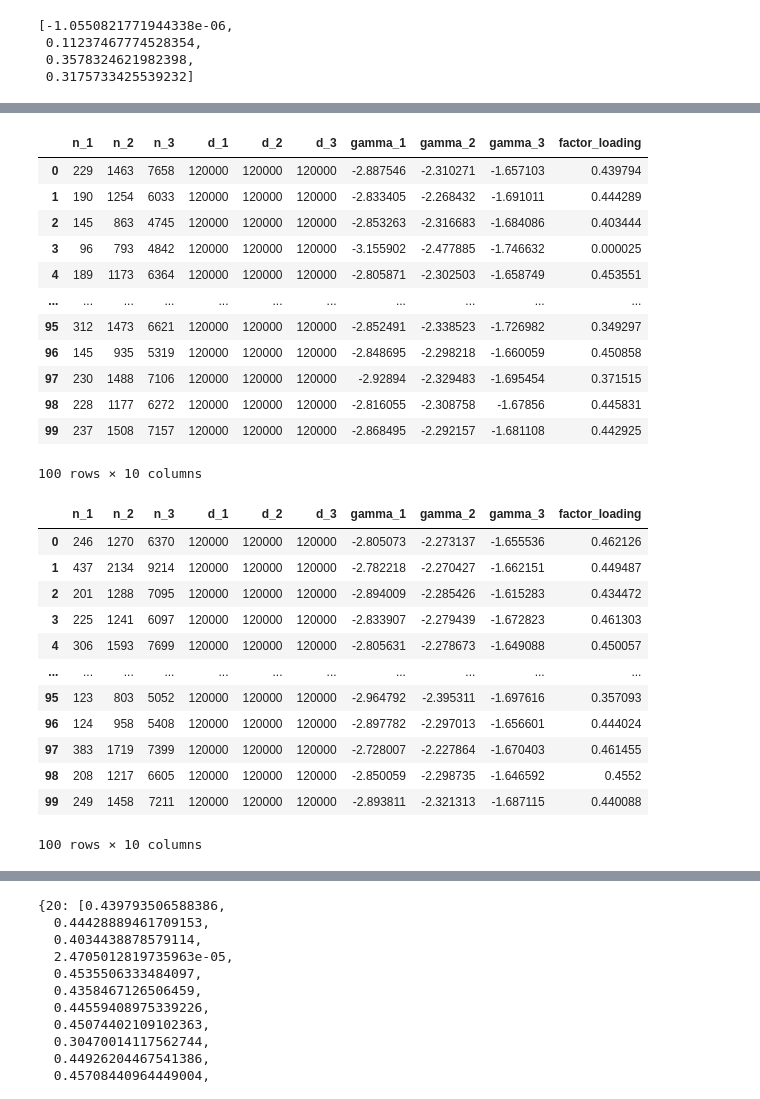
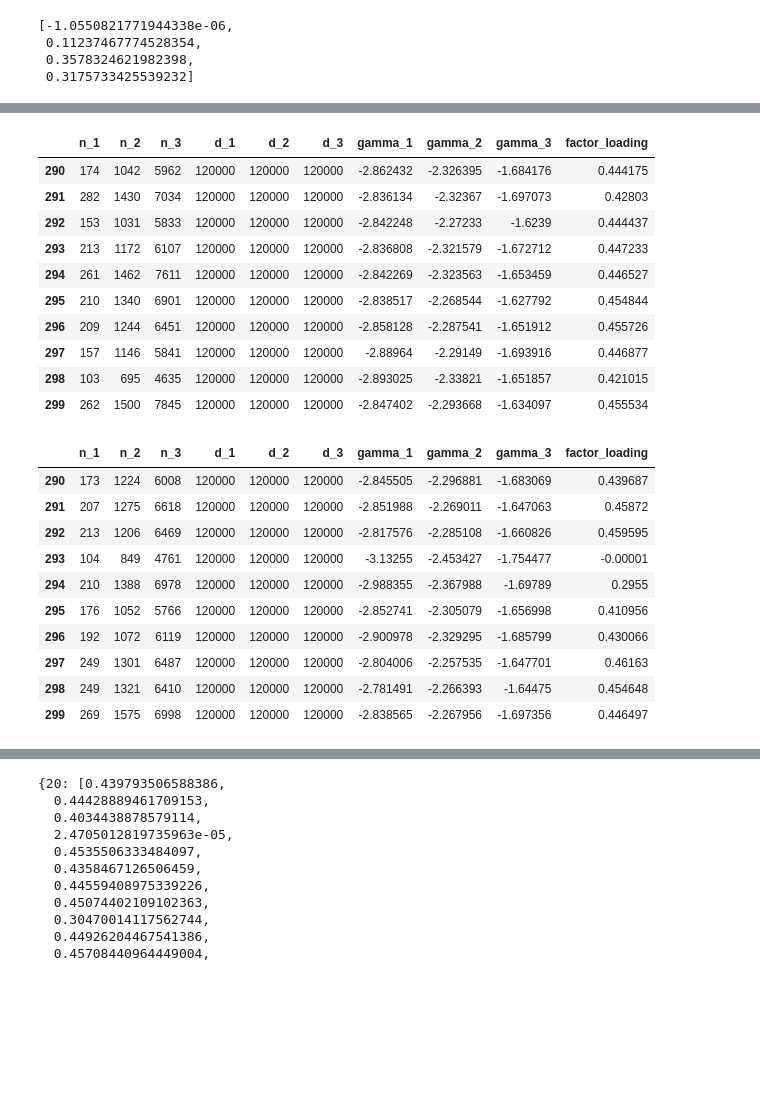
Before and after one commit to PeterKiss18/VasicekPDModel, a Jupyter notebook: conf_interval_MLE_gen_data.ipynb, the cells around one changed output, grey strips where cells are left out. Drawn from its saved outputs; the diff is of its cells as text; code cells hidden in the pictures; blank space fills up the shorter version.

Commit message:
More data for conf_interval

```diff
--- a/conf_interval_MLE_gen_data.ipynb
+++ b/conf_interval_MLE_gen_data.ipynb
@@ -213,38 +229,40 @@ for k in range(100):
 # %%
 import pandas as pd
+existing_df = pd.read_csv("data\conf_interval_data_20_same_w.csv", index_col=0)
 df_20 = pd.DataFrame(columns=["n_1", "n_2", "n_3", "d_1", "d_2", "d_3", "gamma_1", "gamma_2", "gamma_3", "factor_loading"],
                   index=range(100))
 
 for i in range(100):
     df_20.loc[i, "n_1"] = list(results_20.values())[i][0][0]
     df_20.loc[i, "n_2"] = list(results_20.values())[i][0][1]
     df_20.loc[i, "n_3"] = list(results_20.values())[i][0][2]
     df_20.loc[i, "d_1"] = list(results_20.values())[i][1][0]
     df_20.loc[i, "d_2"] = list(results_20.values())[i][1][1]
     df_20.loc[i, "d_3"] = list(results_20.values())[i][1][2]
     df_20.loc[i, "gamma_1"] = list(results_20.values())[i][2][0]
     df_20.loc[i, "gamma_2"] = list(results_20.values())[i][2][1]
     df_20.loc[i, "gamma_3"] = list(results_20.values())[i][2][2]
     df_20.loc[i, "factor_loading"] = list(results_20.values())[i][2][3]
 
-df_20.to_csv("data\conf_interval_data_20_same_w.csv")
+extended_df = pd.concat([existing_df, df_20], ignore_index=True)
+extended_df.to_csv("data\conf_interval_data_20_same_w.csv")
 
-df_20
+extended_df.tail(10)
 # %% [output]
 |  | n_1 | n_2 | n_3 | d_1 | d_2 | d_3 | gamma_1 | gamma_2 | gamma_3 | factor_loading |
-| 0 | 229 | 1463 | 7658 | 120000 | 120000 | 120000 | -2.887546 | -2.310271 | -1.657103 | 0.439794 |
-| 1 | 190 | 1254 | 6033 | 120000 | 120000 | 120000 | -2.833405 | -2.268432 | -1.691011 | 0.444289 |
-| 2 | 145 | 863 | 4745 | 120000 | 120000 | 120000 | -2.853263 | -2.316683 | -1.684086 | 0.403444 |
-| 3 | 96 | 793 | 4842 | 120000 | 120000 | 120000 | -3.155902 | -2.477885 | -1.746632 | 0.000025 |
-| 4 | 189 | 1173 | 6364 | 120000 | 120000 | 120000 | -2.805871 | -2.302503 | -1.658749 | 0.453551 |
-| ... | ... | ... | ... | ... | ... | ... | ... | ... | ... | ... |
-| 95 | 312 | 1473 | 6621 | 120000 | 120000 | 120000 | -2.852491 | -2.338523 | -1.726982 | 0.349297 |
-| 96 | 145 | 935 | 5319 | 120000 | 120000 | 120000 | -2.848695 | -2.298218 | -1.660059 | 0.450858 |
-| 97 | 230 | 1488 | 7106 | 120000 | 120000 | 120000 | -2.92894 | -2.329483 | -1.695454 | 0.371515 |
-| 98 | 228 | 1177 | 6272 | 120000 | 120000 | 120000 | -2.816055 | -2.308758 | -1.67856 | 0.445831 |
-| 99 | 237 | 1508 | 7157 | 120000 | 120000 | 120000 | -2.868495 | -2.292157 | -1.681108 | 0.442925 |
+| 290 | 174 | 1042 | 5962 | 120000 | 120000 | 120000 | -2.862432 | -2.326395 | -1.684176 | 0.444175 |
+| 291 | 282 | 1430 | 7034 | 120000 | 120000 | 120000 | -2.836134 | -2.32367 | -1.697073 | 0.42803 |
+| 292 | 153 | 1031 | 5833 | 120000 | 120000 | 120000 | -2.842248 | -2.27233 | -1.6239 | 0.444437 |
+| 293 | 213 | 1172 | 6107 | 120000 | 120000 | 120000 | -2.836808 | -2.321579 | -1.672712 | 0.447233 |
+| 294 | 261 | 1462 | 7611 | 120000 | 120000 | 120000 | -2.842269 | -2.323563 | -1.653459 | 0.446527 |
+| 295 | 210 | 1340 | 6901 | 120000 | 120000 | 120000 | -2.838517 | -2.268544 | -1.627792 | 0.454844 |
+| 296 | 209 | 1244 | 6451 | 120000 | 120000 | 120000 | -2.858128 | -2.287541 | -1.651912 | 0.455726 |
+| 297 | 157 | 1146 | 5841 | 120000 | 120000 | 120000 | -2.88964 | -2.29149 | -1.693916 | 0.446877 |
+| 298 | 103 | 695 | 4635 | 120000 | 120000 | 120000 | -2.893025 | -2.33821 | -1.651857 | 0.421015 |
+| 299 | 262 | 1500 | 7845 | 120000 | 120000 | 120000 | -2.847402 | -2.293668 | -1.634097 | 0.455534 |
-100 rows × 10 columns
 # %%
+existing_30_df = pd.read_csv("data\conf_interval_data_30_same_w.csv", index_col=0)
+
 df_30 = pd.DataFrame(columns=["n_1", "n_2", "n_3", "d_1", "d_2", "d_3", "gamma_1", "gamma_2", "gamma_3", "factor_loading"],
                   index=range(100))
 
@@ -260,21 +278,20 @@ for i in range(100):
     df_30.loc[i, "gamma_3"] = list(results_30.values())[i][2][2]
     df_30.loc[i, "factor_loading"] = list(results_30.values())[i][2][3]
 
-df_30.to_csv("data\conf_interval_data_30_same_w.csv")
+extended_df = pd.concat([existing_30_df, df_30], ignore_index=True)
+extended_df.to_csv("data\conf_interval_data_30_same_w.csv")
 
-df_30
+extended_df.tail(10)
 # %% [output]
 |  | n_1 | n_2 | n_3 | d_1 | d_2 | d_3 | gamma_1 | gamma_2 | gamma_3 | factor_loading |
-| 0 | 246 | 1270 | 6370 | 120000 | 120000 | 120000 | -2.805073 | -2.273137 | -1.655536 | 0.462126 |
-| 1 | 437 | 2134 | 9214 | 120000 | 120000 | 120000 | -2.782218 | -2.270427 | -1.662151 | 0.449487 |
-| 2 | 201 | 1288 | 7095 | 120000 | 120000 | 120000 | -2.894009 | -2.285426 | -1.615283 | 0.434472 |
-| 3 | 225 | 1241 | 6097 | 120000 | 120000 | 120000 | -2.833907 | -2.279439 | -1.672823 | 0.461303 |
-| 4 | 306 | 1593 | 7699 | 120000 | 120000 | 120000 | -2.805631 | -2.278673 | -1.649088 | 0.450057 |
-| ... | ... | ... | ... | ... | ... | ... | ... | ... | ... | ... |
-| 95 | 123 | 803 | 5052 | 120000 | 120000 | 120000 | -2.964792 | -2.395311 | -1.697616 | 0.357093 |
-| 96 | 124 | 958 | 5408 | 120000 | 120000 | 120000 | -2.897782 | -2.297013 | -1.656601 | 0.444024 |
-| 97 | 383 | 1719 | 7399 | 120000 | 120000 | 120000 | -2.728007 | -2.227864 | -1.670403 | 0.461455 |
-| 98 | 208 | 1217 | 6605 | 120000 | 120000 | 120000 | -2.850059 | -2.298735 | -1.646592 | 0.4552 |
-| 99 | 249 | 1458 | 7211 | 120000 | 120000 | 120000 | -2.893811 | -2.321313 | -1.687115 | 0.440088 |
+| 290 | 173 | 1224 | 6008 | 120000 | 120000 | 120000 | -2.845505 | -2.296881 | -1.683069 | 0.439687 |
+| 291 | 207 | 1275 | 6618 | 120000 | 120000 | 120000 | -2.851988 | -2.269011 | -1.647063 | 0.45872 |
+| 292 | 213 | 1206 | 6469 | 120000 | 120000 | 120000 | -2.817576 | -2.285108 | -1.660826 | 0.459595 |
+| 293 | 104 | 849 | 4761 | 120000 | 120000 | 120000 | -3.13255 | -2.453427 | -1.754477 | -0.00001 |
+| 294 | 210 | 1388 | 6978 | 120000 | 120000 | 120000 | -2.988355 | -2.367988 | -1.69789 | 0.2955 |
+| 295 | 176 | 1052 | 5766 | 120000 | 120000 | 120000 | -2.852741 | -2.305079 | -1.656998 | 0.410956 |
+| 296 | 192 | 1072 | 6119 | 120000 | 120000 | 120000 | -2.900978 | -2.329295 | -1.685799 | 0.430066 |
+| 297 | 249 | 1301 | 6487 | 120000 | 120000 | 120000 | -2.804006 | -2.257535 | -1.647701 | 0.46163 |
+| 298 | 249 | 1321 | 6410 | 120000 | 120000 | 120000 | -2.781491 | -2.266393 | -1.64475 | 0.454648 |
+| 299 | 269 | 1575 | 6998 | 120000 | 120000 | 120000 | -2.838565 | -2.267956 | -1.697356 | 0.446497 |
-100 rows × 10 columns
 # %%
```
Also changed, not shown: parts of 6 cells of this notebook, 4 other files.
